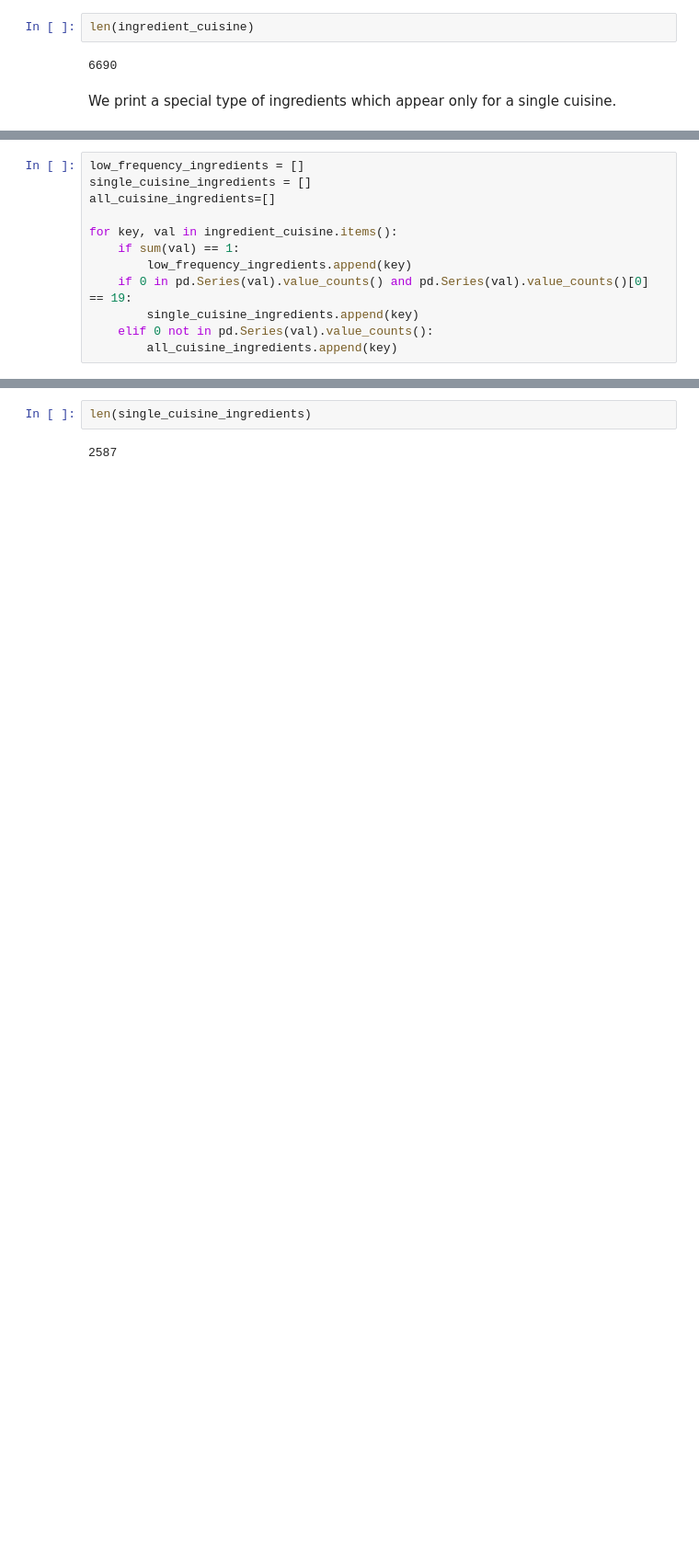
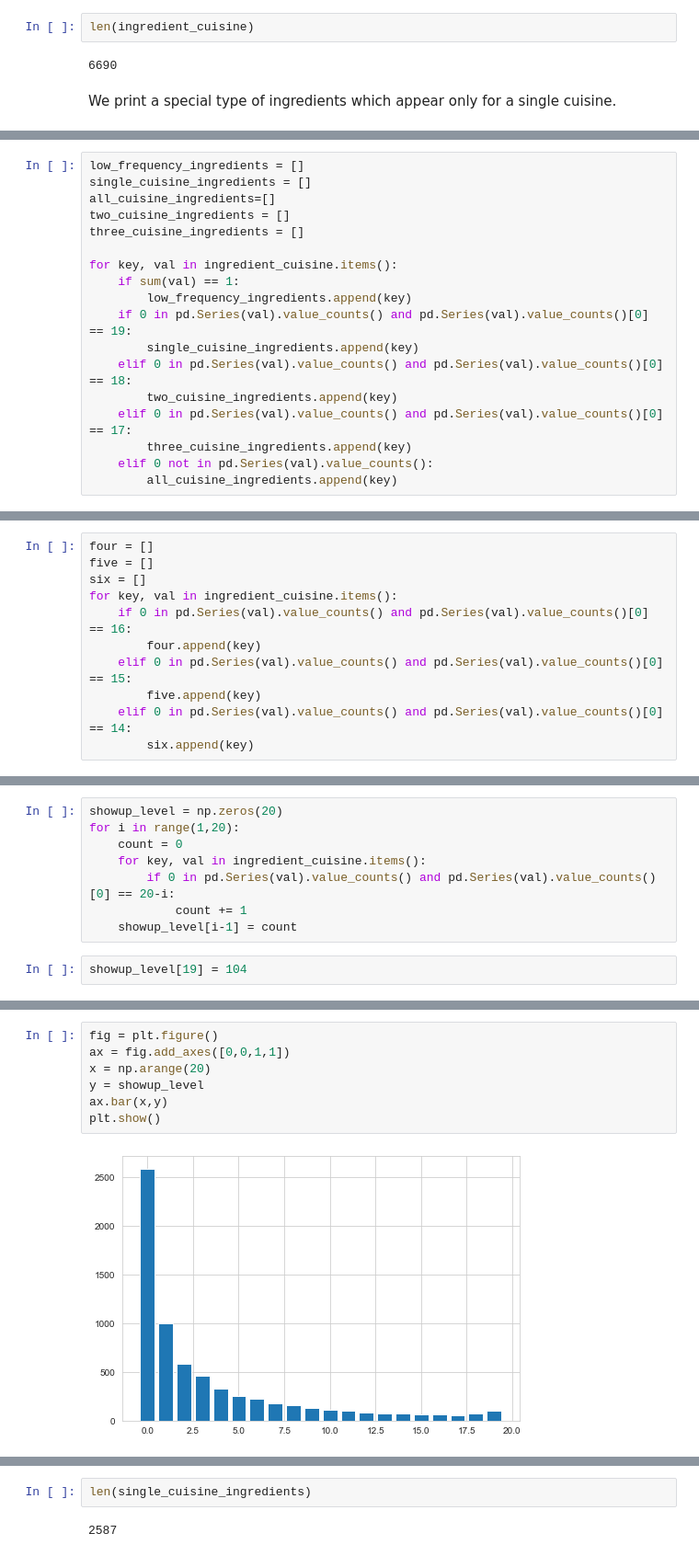
Before and after one commit to Goooo4it/Clementine-cuisine-prediction-project, a Jupyter notebook: EDA.ipynb, the cells around one changed output, grey strips where cells are left out. Shown at 92% size. Drawn from its saved outputs; the diff is of its cells as text; blank space fills up the shorter version.

```diff
--- a/EDA.ipynb
+++ b/EDA.ipynb
@@ -411,11 +333,17 @@ True
 low_frequency_ingredients = []
 single_cuisine_ingredients = []
 all_cuisine_ingredients=[]
+two_cuisine_ingredients = []
+three_cuisine_ingredients = []
 
 for key, val in ingredient_cuisine.items():
     if sum(val) == 1:
         low_frequency_ingredients.append(key)
     if 0 in pd.Series(val).value_counts() and pd.Series(val).value_counts()[0] == 19:
         single_cuisine_ingredients.append(key)
+    elif 0 in pd.Series(val).value_counts() and pd.Series(val).value_counts()[0] == 18:
+        two_cuisine_ingredients.append(key)
+    elif 0 in pd.Series(val).value_counts() and pd.Series(val).value_counts()[0] == 17:
+        three_cuisine_ingredients.append(key)
     elif 0 not in pd.Series(val).value_counts():
         all_cuisine_ingredients.append(key)
@@ -421,0 +354,11 @@ for key, val in ingredient_cuisine.items():
+# %%
+four = []
+five = []
+six = []
+for key, val in ingredient_cuisine.items():
+    if 0 in pd.Series(val).value_counts() and pd.Series(val).value_counts()[0] == 16:
+        four.append(key)
+    elif 0 in pd.Series(val).value_counts() and pd.Series(val).value_counts()[0] == 15:
+        five.append(key)
+    elif 0 in pd.Series(val).value_counts() and pd.Series(val).value_counts()[0] == 14:
+        six.append(key)
@@ -421,0 +367,10 @@ for key, val in ingredient_cuisine.items():
+# %%
+showup_level = np.zeros(20)
+for i in range(1,20):
+    count = 0
+    for key, val in ingredient_cuisine.items():
+        if 0 in pd.Series(val).value_counts() and pd.Series(val).value_counts()[0] == 20-i:
+            count += 1
+    showup_level[i-1] = count
+# %%
+showup_level[19] = 104
@@ -421,0 +383,9 @@ for key, val in ingredient_cuisine.items():
+# %%
+fig = plt.figure()
+ax = fig.add_axes([0,0,1,1])
+x = np.arange(20)
+y = showup_level
+ax.bar(x,y)
+plt.show()
+# %% [output]
+[figure, added]
```
Also changed, not shown: parts of 43 cells of this notebook.
